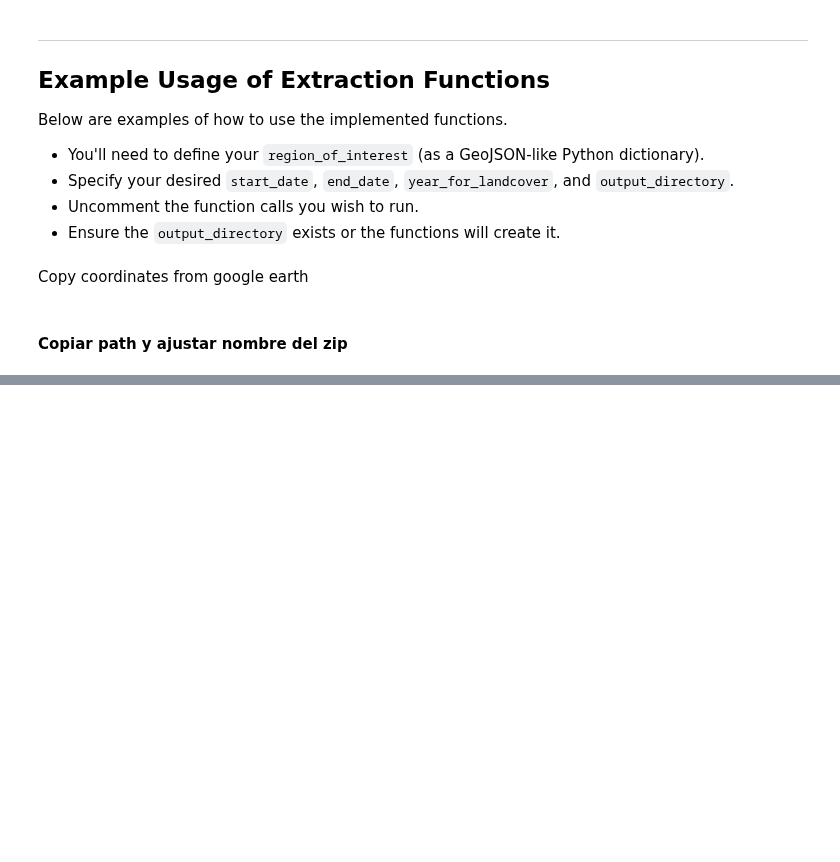
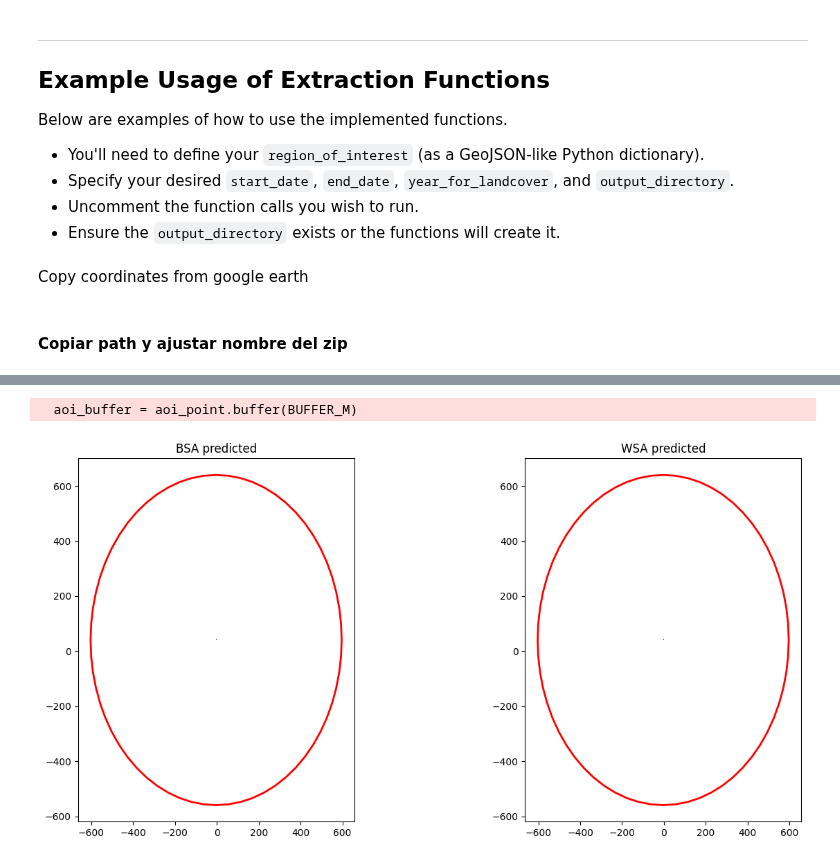
Before and after one commit to pchinso/Albedo_earth_engine, a Jupyter notebook: gee_variable_extraction.ipynb, the cells around one changed output, grey strips where cells are left out. Drawn from its saved outputs; the diff is of its cells as text; code cells hidden in the pictures; blank space fills up the shorter version.

Commit message:
add sentinel analisis

```diff
--- a/gee_variable_extraction.ipynb
+++ b/gee_variable_extraction.ipynb
@@ -1549,0 +1904,53 @@ if __name__ == "__main__":
+# %%
+# %%python
+import rasterio
+from rasterio.plot import show
+import geopandas as gpd
+from shapely.geometry import Point
+import matplotlib.pyplot as plt
+import os
+
+# Paths
+WORKDIR = '/content/sentinel_modis_albedo'
+EXPORT_TIFF_NAME = 's2_bsa_wsa_pred.tif'
+pred_path = os.path.join(WORKDIR, EXPORT_TIFF_NAME)
+
+# AOI: point + buffer
+POINT_LAT = 40.4168
+POINT_LON = -3.7038
+BUFFER_M = 600  # meters
+
+if os.path.exists(pred_path):
+    with rasterio.open(pred_path) as src:
+        # Leer bandas
+        bsa = src.read(1)
+        wsa = src.read(2)
+        meta = src.meta.copy()
+
+        # Crear GeoDataFrame del AOI
+        aoi_point = gpd.GeoDataFrame({'geometry':[Point(POINT_LON, POINT_LAT)]},
+                                     crs='EPSG:4326')
+        # Reproyectar al CRS del raster
+        aoi_point = aoi_point.to_crs(src.crs)
+        aoi_buffer = aoi_point.buffer(BUFFER_M)
+
+        # Plot
+        fig, axs = plt.subplots(1, 2, figsize=(14,6))
+
+        # BSA
+        show(bsa, transform=src.transform, ax=axs[0], cmap='viridis')
+        axs[0].set_title('BSA predicted')
+        aoi_buffer.plot(ax=axs[0], facecolor='none', edgecolor='red', linewidth=2)
+
+        # WSA
+        show(wsa, transform=src.transform, ax=axs[1], cmap='viridis')
+        axs[1].set_title('WSA predicted')
+        aoi_buffer.plot(ax=axs[1], facecolor='none', edgecolor='red', linewidth=2)
+
+        plt.tight_layout()
+        plt.show()
+else:
+    print(f"No se encontró el GeoTIFF de predicción en {pred_path}. Ejecuta la celda de predicción primero.")
+# %% [output]
+  aoi_buffer = aoi_point.buffer(BUFFER_M)
+[figure, added]
```
Also changed, not shown: parts of 8 cells of this notebook.
